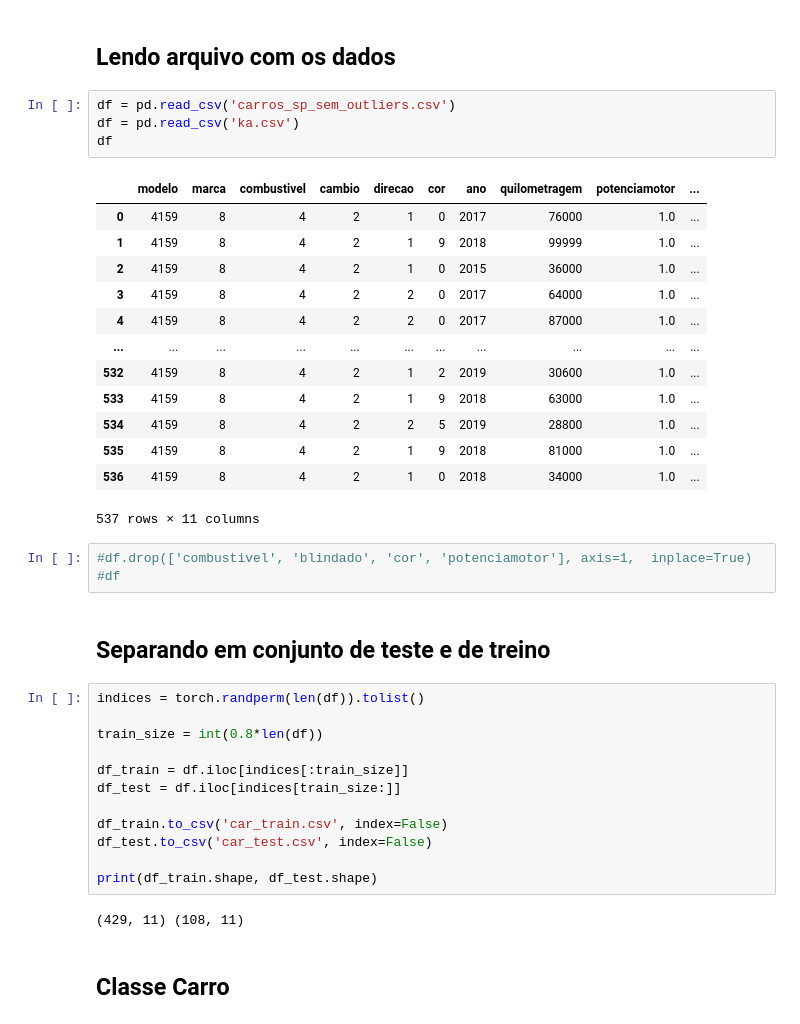
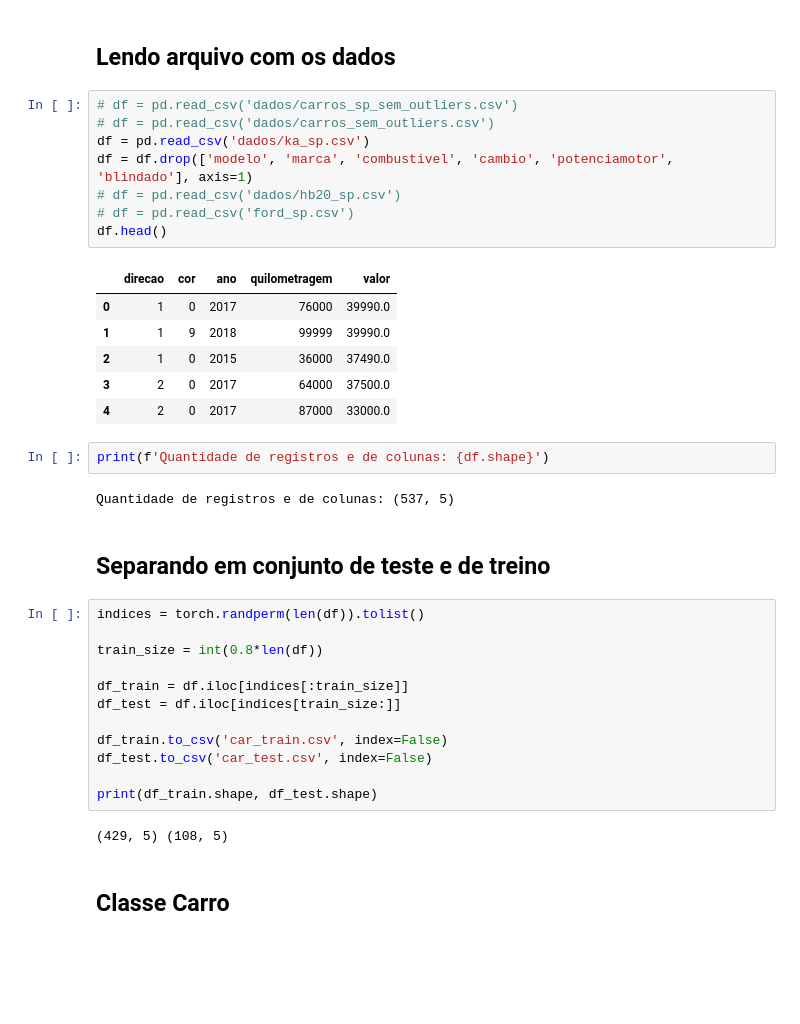
Before and after one commit to dornelles08/TCC, a Jupyter notebook: Testes/Rede Neural.ipynb, the cells around one changed output. Cells and saved outputs as stored; diff of their text form; blank space fills up the shorter version.

```diff
--- a/Testes/Rede Neural.ipynb
+++ b/Testes/Rede Neural.ipynb
@@ -38,26 +38,24 @@ args
 # %% [markdown]
 ## Lendo arquivo com os dados
 # %%
-df = pd.read_csv('carros_sp_sem_outliers.csv')
-df = pd.read_csv('ka.csv')
-df
+# df = pd.read_csv('dados/carros_sp_sem_outliers.csv')
+# df = pd.read_csv('dados/carros_sem_outliers.csv')
+df = pd.read_csv('dados/ka_sp.csv')
+df = df.drop(['modelo', 'marca', 'combustivel', 'cambio', 'potenciamotor', 'blindado'], axis=1)
+# df = pd.read_csv('dados/hb20_sp.csv')
+# df = pd.read_csv('ford_sp.csv')
+df.head()
 # %% [output]
-|  | modelo | marca | combustivel | cambio | direcao | cor | ano | quilometragem | potenciamotor | ... |
-| 0 | 4159 | 8 | 4 | 2 | 1 | 0 | 2017 | 76000 | 1.0 | ... |
-| 1 | 4159 | 8 | 4 | 2 | 1 | 9 | 2018 | 99999 | 1.0 | ... |
-| 2 | 4159 | 8 | 4 | 2 | 1 | 0 | 2015 | 36000 | 1.0 | ... |
-| 3 | 4159 | 8 | 4 | 2 | 2 | 0 | 2017 | 64000 | 1.0 | ... |
-| 4 | 4159 | 8 | 4 | 2 | 2 | 0 | 2017 | 87000 | 1.0 | ... |
-| ... | ... | ... | ... | ... | ... | ... | ... | ... | ... | ... |
-| 532 | 4159 | 8 | 4 | 2 | 1 | 2 | 2019 | 30600 | 1.0 | ... |
-| 533 | 4159 | 8 | 4 | 2 | 1 | 9 | 2018 | 63000 | 1.0 | ... |
-| 534 | 4159 | 8 | 4 | 2 | 2 | 5 | 2019 | 28800 | 1.0 | ... |
-| 535 | 4159 | 8 | 4 | 2 | 1 | 9 | 2018 | 81000 | 1.0 | ... |
-| 536 | 4159 | 8 | 4 | 2 | 1 | 0 | 2018 | 34000 | 1.0 | ... |
+|  | direcao | cor | ano | quilometragem | valor |
+| 0 | 1 | 0 | 2017 | 76000 | 39990.0 |
+| 1 | 1 | 9 | 2018 | 99999 | 39990.0 |
+| 2 | 1 | 0 | 2015 | 36000 | 37490.0 |
+| 3 | 2 | 0 | 2017 | 64000 | 37500.0 |
+| 4 | 2 | 0 | 2017 | 87000 | 33000.0 |
-537 rows × 11 columns
-# %%
-#df.drop(['combustivel', 'blindado', 'cor', 'potenciamotor'], axis=1,  inplace=True)
-#df
+# %%
+print(f'Quantidade de registros e de colunas: {df.shape}')
+# %% [output]
+Quantidade de registros e de colunas: (537, 5)
 # %% [markdown]
 ## Separando em conjunto de teste e de treino
 # %%
@@ -73,7 +71,7 @@ df_test.to_csv('car_test.csv', index=False)
 
 print(df_train.shape, df_test.shape)
 # %% [output]
-(429, 11) (108, 11)
+(429, 5) (108, 5)
 # %% [markdown]
 ## Classe Carro
 # %%
```
Also changed, not shown: parts of 21 cells of this notebook, 43 other files.
